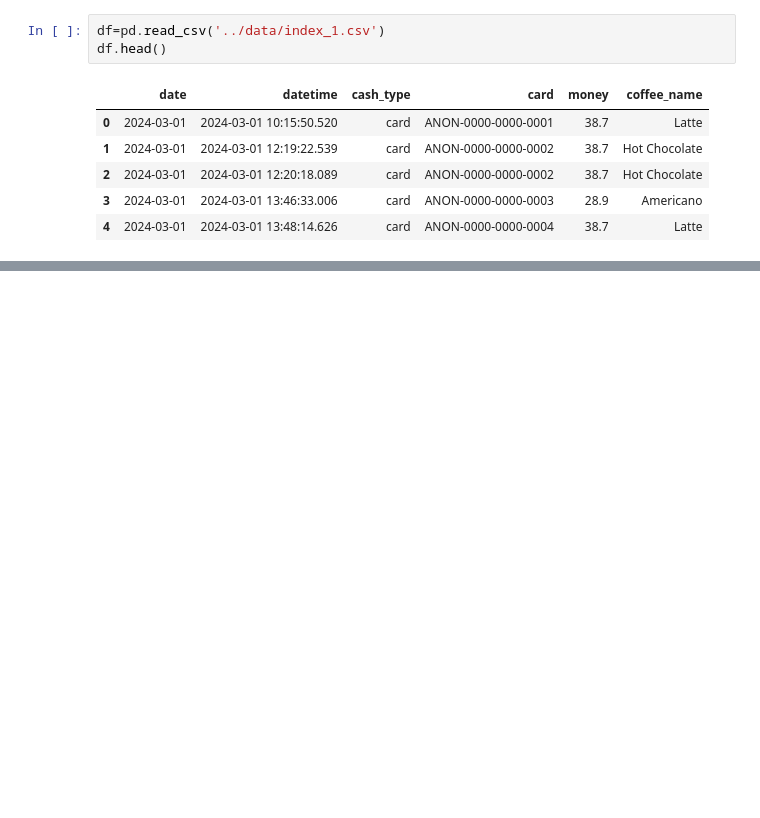
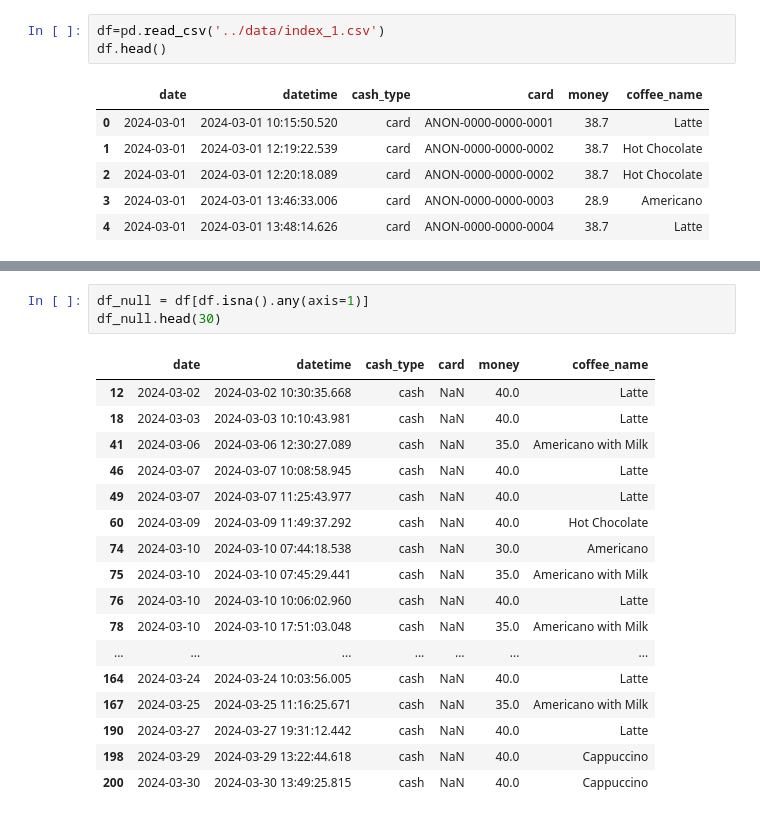
Before and after one commit to prodavec-svg/Coffee-sales-eda, a Jupyter notebook: notebooks/main.ipynb, the cells around one changed output, grey strips where cells are left out. Drawn from its saved outputs; the diff is of its cells as text; blank space fills up the shorter version.

```diff
--- a/notebooks/main.ipynb
+++ b/notebooks/main.ipynb
@@ -14,0 +31,21 @@ df.head()
+# %%
+df_null = df[df.isna().any(axis=1)]
+df_null.head(30)
+# %% [output]
+|  | date | datetime | cash_type | card | money | coffee_name |
+| 12 | 2024-03-02 | 2024-03-02 10:30:35.668 | cash | NaN | 40.0 | Latte |
+| 18 | 2024-03-03 | 2024-03-03 10:10:43.981 | cash | NaN | 40.0 | Latte |
+| 41 | 2024-03-06 | 2024-03-06 12:30:27.089 | cash | NaN | 35.0 | Americano with Milk |
+| 46 | 2024-03-07 | 2024-03-07 10:08:58.945 | cash | NaN | 40.0 | Latte |
+| 49 | 2024-03-07 | 2024-03-07 11:25:43.977 | cash | NaN | 40.0 | Latte |
+| 60 | 2024-03-09 | 2024-03-09 11:49:37.292 | cash | NaN | 40.0 | Hot Chocolate |
+| 74 | 2024-03-10 | 2024-03-10 07:44:18.538 | cash | NaN | 30.0 | Americano |
+| 75 | 2024-03-10 | 2024-03-10 07:45:29.441 | cash | NaN | 35.0 | Americano with Milk |
+| 76 | 2024-03-10 | 2024-03-10 10:06:02.960 | cash | NaN | 40.0 | Latte |
+| 78 | 2024-03-10 | 2024-03-10 17:51:03.048 | cash | NaN | 35.0 | Americano with Milk |
+| ... | ... | ... | ... | ... | ... | ... |
+| 164 | 2024-03-24 | 2024-03-24 10:03:56.005 | cash | NaN | 40.0 | Latte |
+| 167 | 2024-03-25 | 2024-03-25 11:16:25.671 | cash | NaN | 35.0 | Americano with Milk |
+| 190 | 2024-03-27 | 2024-03-27 19:31:12.442 | cash | NaN | 40.0 | Latte |
+| 198 | 2024-03-29 | 2024-03-29 13:22:44.618 | cash | NaN | 40.0 | Cappuccino |
+| 200 | 2024-03-30 | 2024-03-30 13:49:25.815 | cash | NaN | 40.0 | Cappuccino |
```
Also changed, not shown: parts of 5 cells of this notebook.
